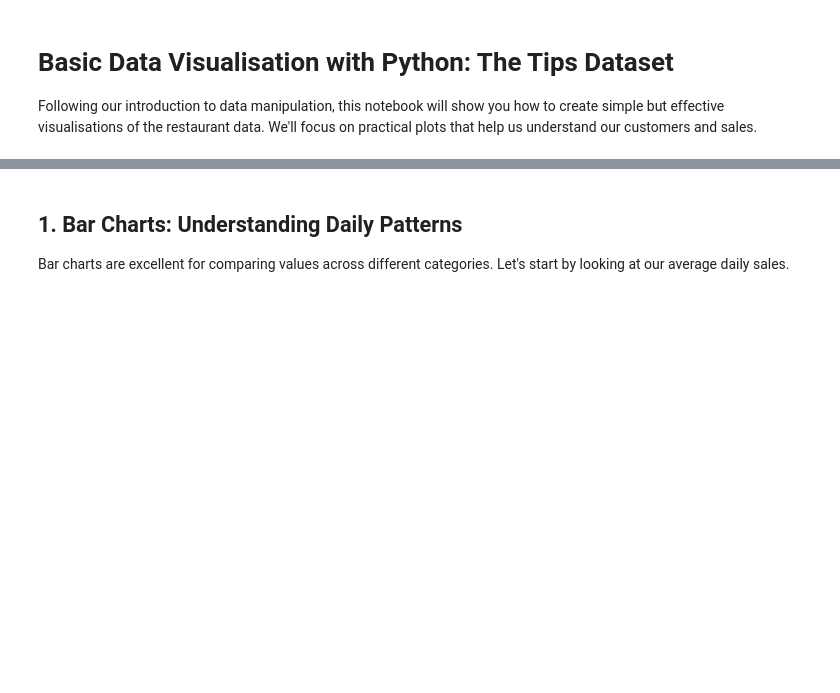
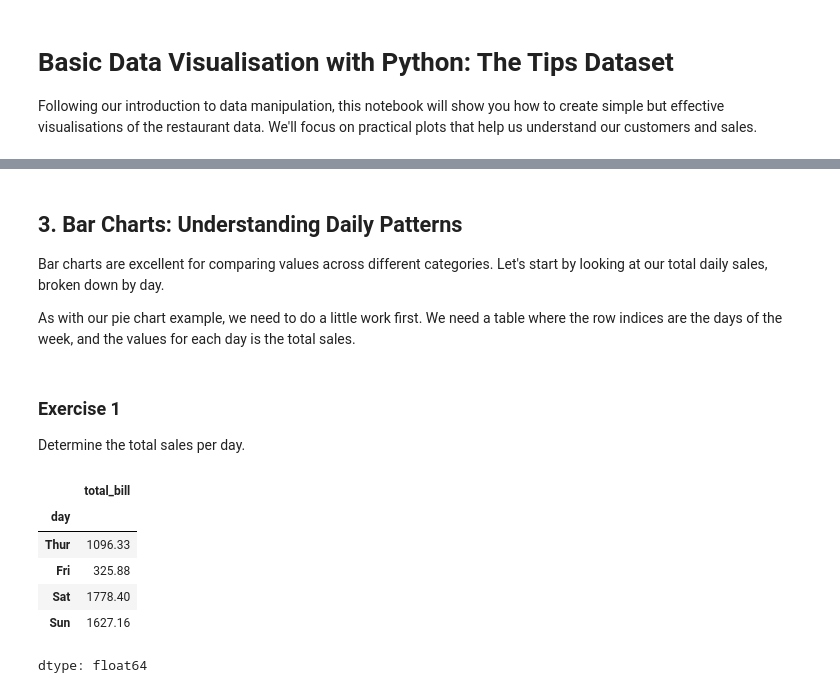
Before and after one commit to Imperial-Business-School/msc-python-workshop, a Jupyter notebook: 02. Visualisation.ipynb, the cells around one changed output, grey strips where cells are left out. Cells and saved outputs as stored; diff of their text form; code cells hidden in the pictures; blank space fills up the shorter version.

```diff
--- a/02. Visualisation.ipynb
+++ b/02. Visualisation.ipynb
@@ -16,4 +52,22 @@ df = sns.load_dataset('tips')
 # %% [markdown]
-## 1. Bar Charts: Understanding Daily Patterns
+## 3. Bar Charts: Understanding Daily Patterns
 
-Bar charts are excellent for comparing values across different categories. Let's start by looking at our average daily sales.
+Bar charts are excellent for comparing values across different categories. Let's start by looking at our total daily sales, broken down by day.
+
+As with our pie chart example, we need to do a little work first. We need a table where the row indices are the days of the week, and the values for each day is the total sales.
+# %% [markdown]
+### Exercise 1
+
+Determine the total sales per day.
+# %%
+# Create a simple bar chart of total sales by day
+daily_totals = df.groupby('day', observed=True)['total_bill'].sum()
+daily_totals
+# %% [output]
+|  | total_bill |
+| day |  |
+| Thur | 1096.33 |
+| Fri | 325.88 |
+| Sat | 1778.40 |
+| Sun | 1627.16 |
+dtype: float64
```
Also changed, not shown: parts of 20 cells of this notebook.
